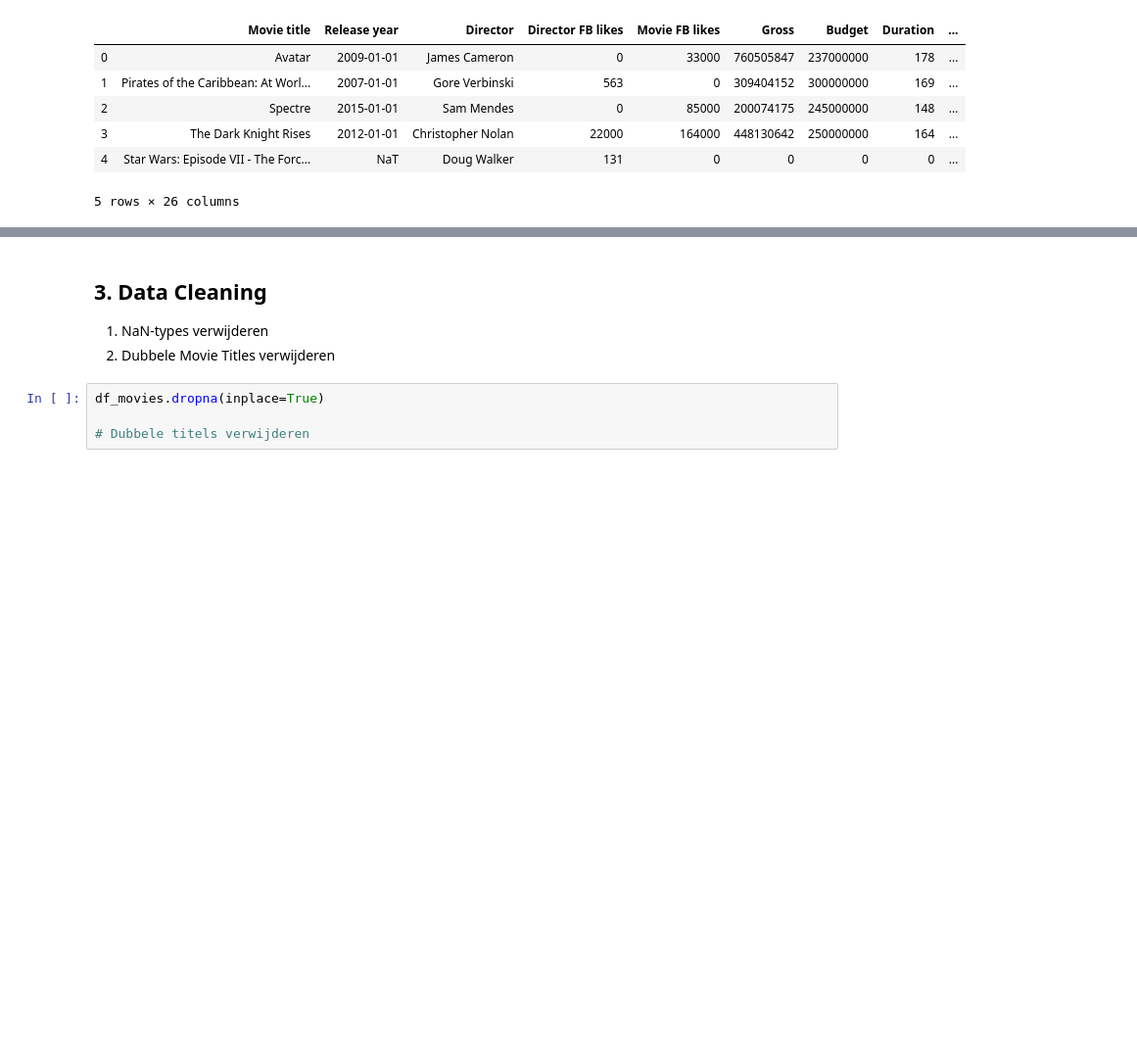
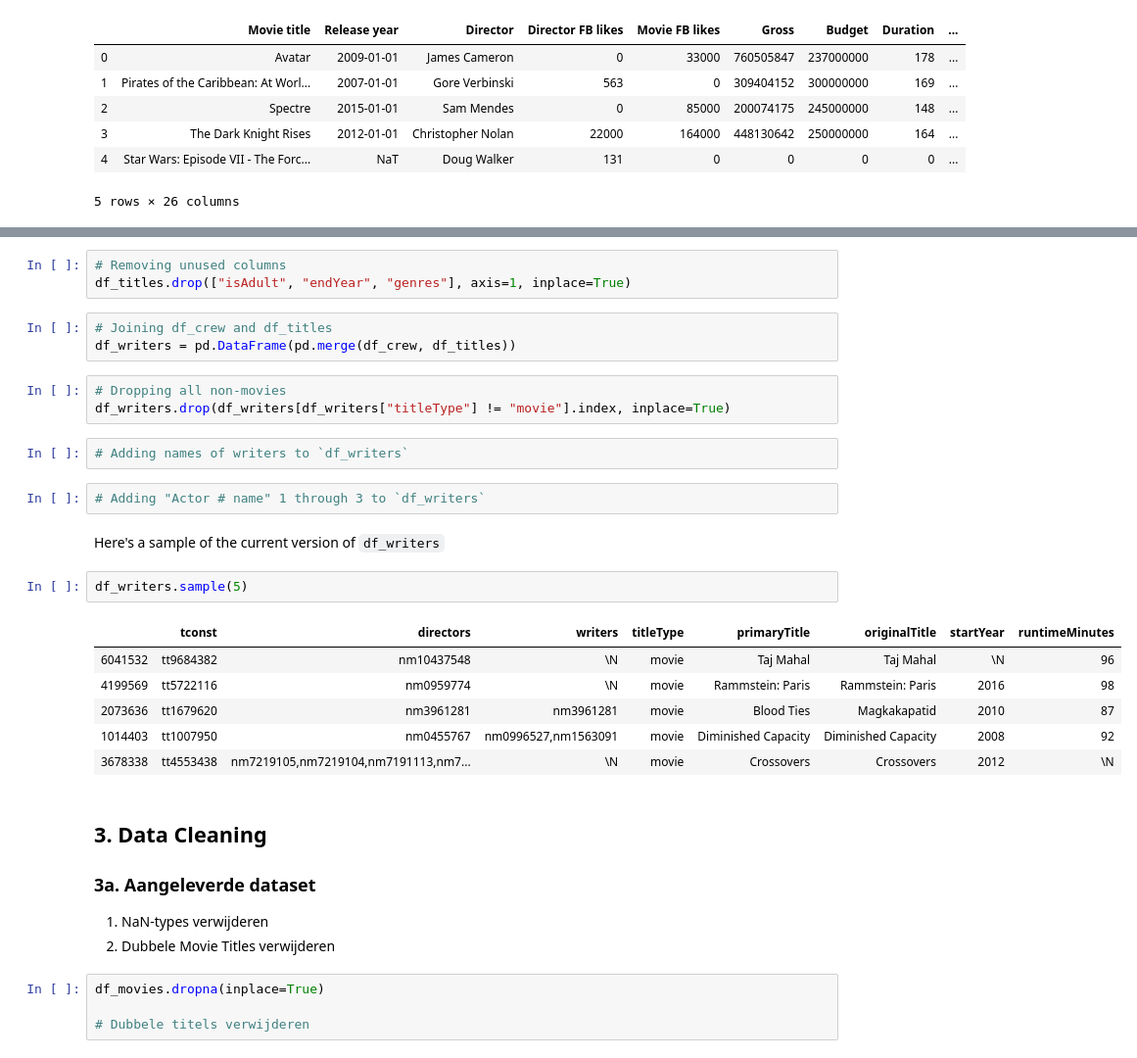
Before and after one commit to Casper-Smet/movie-revenue-predictions, a Jupyter notebook: main.ipynb, the cells around one changed output, grey strips where cells are left out. Shown: that part at 98% size. Saved outputs shown, nothing was run; the diff lists cells and outputs as text; blank space fills up the shorter version.

Commit message:
Data processing external dataset

```diff
--- a/main.ipynb
+++ b/main.ipynb
@@ -164,5 +192,30 @@ df_movies.head()
+# %%
+# Removing unused columns
+df_titles.drop(["isAdult", "endYear", "genres"], axis=1, inplace=True)
+# %%
+# Joining df_crew and df_titles
+df_writers = pd.DataFrame(pd.merge(df_crew, df_titles))
+# %%
+# Dropping all non-movies
+df_writers.drop(df_writers[df_writers["titleType"] != "movie"].index, inplace=True)
+# %%
+# Adding names of writers to `df_writers`
+# %%
+# Adding "Actor # name" 1 through 3 to `df_writers`
+# %% [markdown]
+Here's a sample of the current version of `df_writers`
+# %%
+df_writers.sample(5)
+# %% [output]
+|  | tconst | directors | writers | titleType | primaryTitle | originalTitle | startYear | runtimeMinutes |
+| 6041532 | tt9684382 | nm10437548 | \N | movie | Taj Mahal | Taj Mahal | \N | 96 |
+| 4199569 | tt5722116 | nm0959774 | \N | movie | Rammstein: Paris | Rammstein: Paris | 2016 | 98 |
+| 2073636 | tt1679620 | nm3961281 | nm3961281 | movie | Blood Ties | Magkakapatid | 2010 | 87 |
+| 1014403 | tt1007950 | nm0455767 | nm0996527,nm1563091 | movie | Diminished Capacity | Diminished Capacity | 2008 | 92 |
+| 3678338 | tt4553438 | nm7219105,nm7219104,nm7191113,nm7... | \N | movie | Crossovers | Crossovers | 2012 | \N |
 # %% [markdown]
 ## 3. Data Cleaning
+### 3a. Aangeleverde dataset
 1. NaN-types verwijderen
 2. Dubbele Movie Titles verwijderen
 # %%
```
Also changed, not shown: parts of 11 cells of this notebook.
